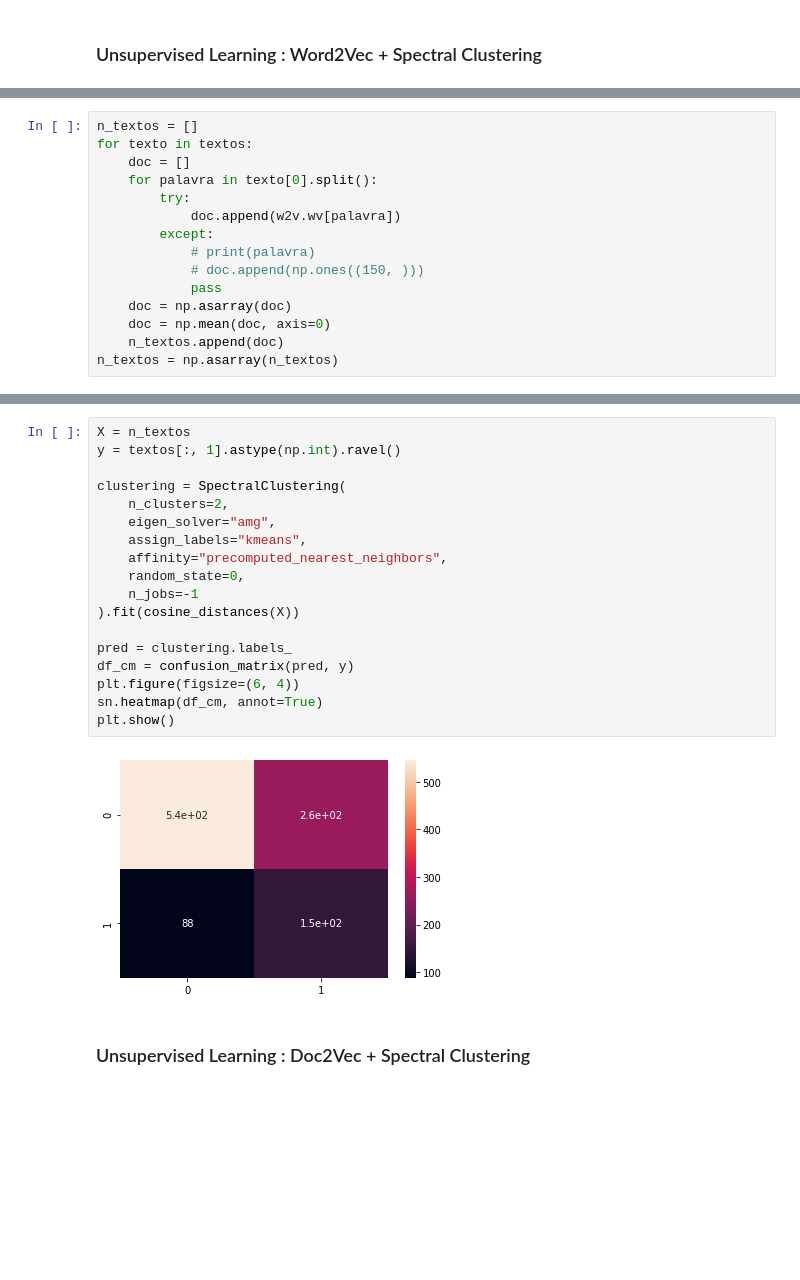
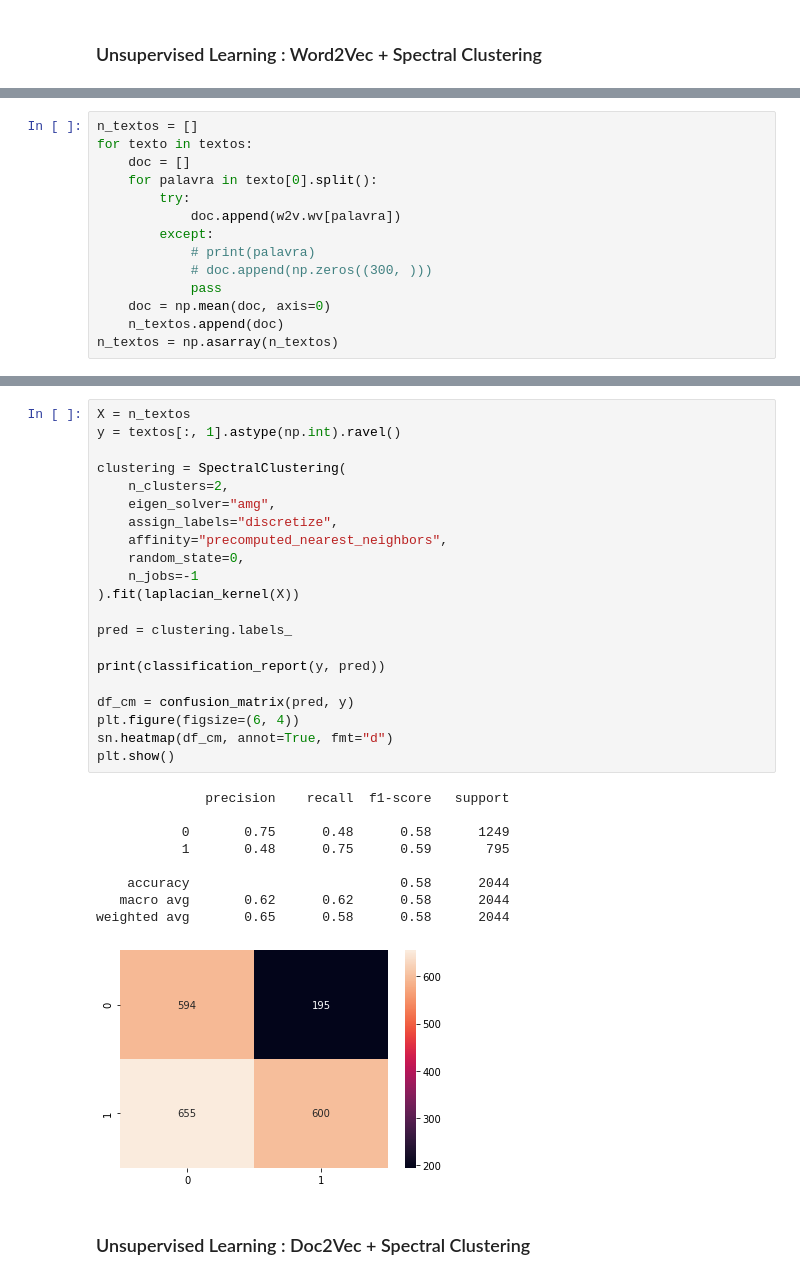
Before and after one commit to rdenadai/Covid19-Twitter-Tracker, a Jupyter notebook: code/src/notebook/AvaliacaoAlgoritmosNaoSupervisionados2Vec.ipynb, the cells around one changed output, grey strips where cells are left out. Cells and saved outputs as stored; diff of their text form; blank space fills up the shorter version.

```diff
--- a/code/src/notebook/AvaliacaoAlgoritmosNaoSupervisionados2Vec.ipynb
+++ b/code/src/notebook/AvaliacaoAlgoritmosNaoSupervisionados2Vec.ipynb
@@ -64,9 +76,8 @@ for texto in textos:
             doc.append(w2v.wv[palavra])
         except:
             # print(palavra)
-            # doc.append(np.ones((150, )))
+            # doc.append(np.zeros((300, )))
             pass
-    doc = np.asarray(doc)
     doc = np.mean(doc, axis=0)
     n_textos.append(doc)
 n_textos = np.asarray(n_textos)
@@ -133,23 +138,34 @@ df.reset_index().head(25)
 # %%
 X = n_textos
 y = textos[:, 1].astype(np.int).ravel()
 
 clustering = SpectralClustering(
     n_clusters=2,
     eigen_solver="amg",
-    assign_labels="kmeans",
+    assign_labels="discretize",
     affinity="precomputed_nearest_neighbors",
     random_state=0,
     n_jobs=-1
-).fit(cosine_distances(X))
+).fit(laplacian_kernel(X))
 
 pred = clustering.labels_
+
+print(classification_report(y, pred))
+
 df_cm = confusion_matrix(pred, y)
 plt.figure(figsize=(6, 4))
-sn.heatmap(df_cm, annot=True)
+sn.heatmap(df_cm, annot=True, fmt="d")
 plt.show()
 # %% [output]
+              precision    recall  f1-score   support
+
+           0       0.75      0.48      0.58      1249
+           1       0.48      0.75      0.59       795
+
+    accuracy                           0.58      2044
+   macro avg       0.62      0.62      0.58      2044
+weighted avg       0.65      0.58      0.58      2044
-[figure, old version]
+[figure, new version]
 # %% [markdown]
 ### Unsupervised Learning : Doc2Vec +  Spectral Clustering
 # %%
```
Also changed, not shown: parts of 19 cells of this notebook, 5 other files.
